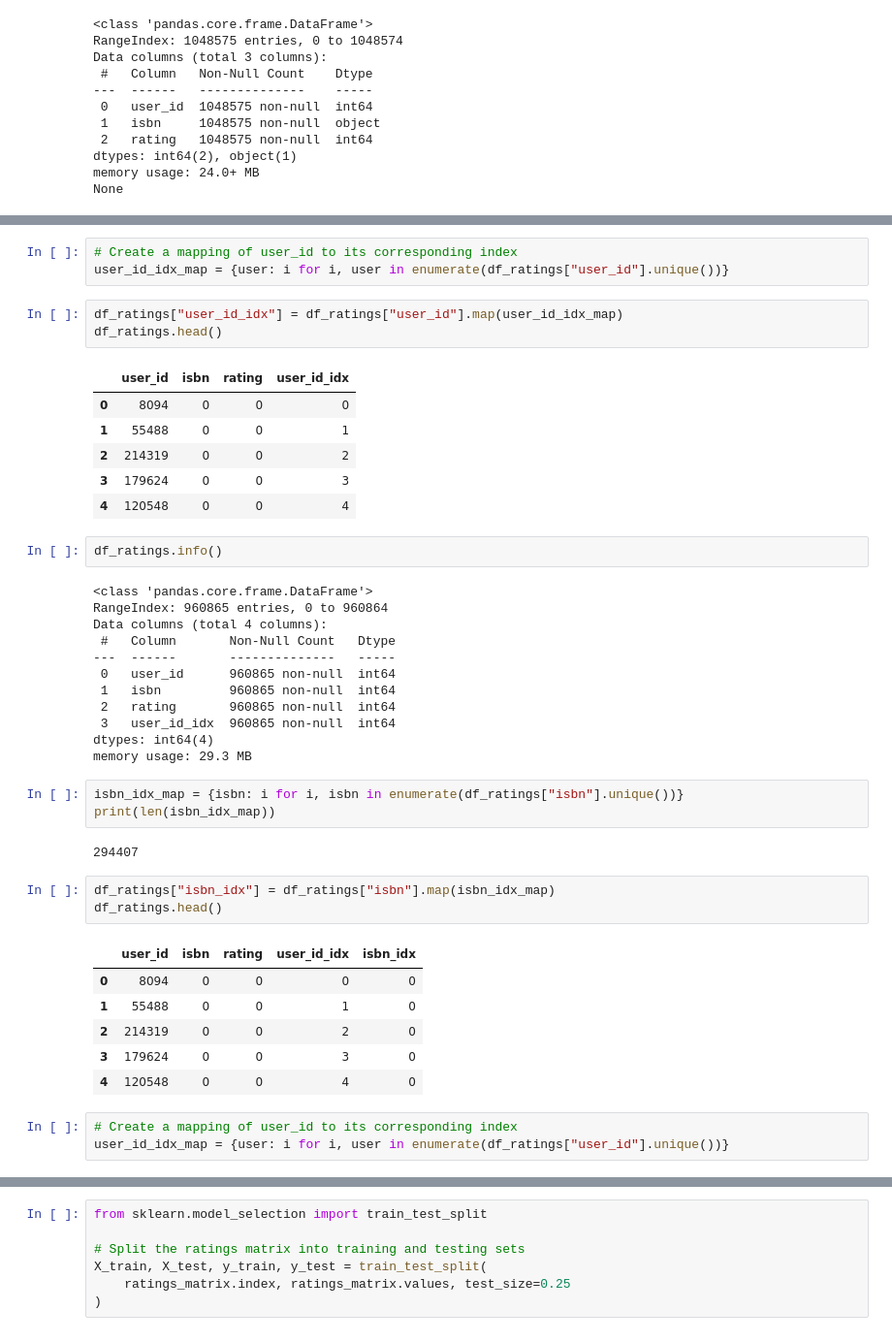
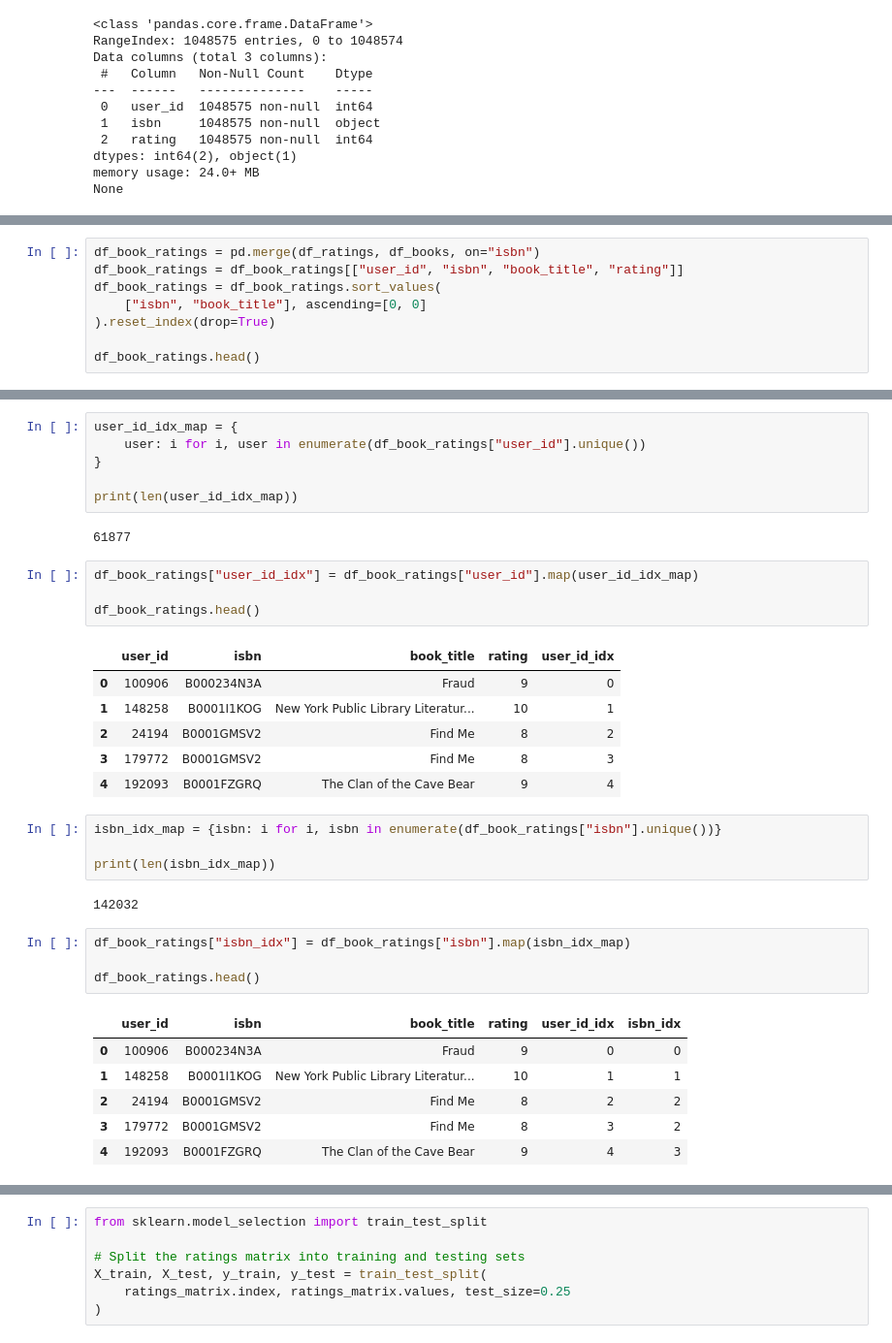
Before and after one commit to raseniero/book-rental-recommerder-system, a Jupyter notebook: Books.ipynb, the cells around one changed output, grey strips where cells are left out. Shown: that part at 97% size. Drawn from its saved outputs; the diff is of its cells as text.

```diff
--- a/Books.ipynb
+++ b/Books.ipynb
@@ -259,0 +204,8 @@ dtype: bool
+# %%
+df_book_ratings = pd.merge(df_ratings, df_books, on="isbn")
+df_book_ratings = df_book_ratings[["user_id", "isbn", "book_title", "rating"]]
+df_book_ratings = df_book_ratings.sort_values(
+    ["isbn", "book_title"], ascending=[0, 0]
+).reset_index(drop=True)
+
+df_book_ratings.head()
@@ -316,45 +233,36 @@ df_ratings.head()
 # %%
-# Create a mapping of user_id to its corresponding index
-user_id_idx_map = {user: i for i, user in enumerate(df_ratings["user_id"].unique())}
+user_id_idx_map = {
+    user: i for i, user in enumerate(df_book_ratings["user_id"].unique())
+}
+
+print(len(user_id_idx_map))
+# %% [output]
+61877
 # %%
-df_ratings["user_id_idx"] = df_ratings["user_id"].map(user_id_idx_map)
-df_ratings.head()
+df_book_ratings["user_id_idx"] = df_book_ratings["user_id"].map(user_id_idx_map)
+
+df_book_ratings.head()
 # %% [output]
-|  | user_id | isbn | rating | user_id_idx |
-| 0 | 8094 | 0 | 0 | 0 |
-| 1 | 55488 | 0 | 0 | 1 |
-| 2 | 214319 | 0 | 0 | 2 |
-| 3 | 179624 | 0 | 0 | 3 |
-| 4 | 120548 | 0 | 0 | 4 |
+|  | user_id | isbn | book_title | rating | user_id_idx |
+| 0 | 100906 | B000234N3A | Fraud | 9 | 0 |
+| 1 | 148258 | B0001I1KOG | New York Public Library Literatur... | 10 | 1 |
+| 2 | 24194 | B0001GMSV2 | Find Me | 8 | 2 |
+| 3 | 179772 | B0001GMSV2 | Find Me | 8 | 3 |
+| 4 | 192093 | B0001FZGRQ | The Clan of the Cave Bear | 9 | 4 |
-# %%
-df_ratings.info()
-# %% [output]
-<class 'pandas.core.frame.DataFrame'>
-RangeIndex: 960865 entries, 0 to 960864
-Data columns (total 4 columns):
- #   Column       Non-Null Count   Dtype
----  ------       --------------   -----
- 0   user_id      960865 non-null  int64
- 1   isbn         960865 non-null  int64
- 2   rating       960865 non-null  int64
- 3   user_id_idx  960865 non-null  int64
-dtypes: int64(4)
-memory usage: 29.3 MB
 # %%
-isbn_idx_map = {isbn: i for i, isbn in enumerate(df_ratings["isbn"].unique())}
+isbn_idx_map = {isbn: i for i, isbn in enumerate(df_book_ratings["isbn"].unique())}
+
 print(len(isbn_idx_map))
 # %% [output]
-294407
+142032
 # %%
-df_ratings["isbn_idx"] = df_ratings["isbn"].map(isbn_idx_map)
-df_ratings.head()
+df_book_ratings["isbn_idx"] = df_book_ratings["isbn"].map(isbn_idx_map)
+
+df_book_ratings.head()
 # %% [output]
-|  | user_id | isbn | rating | user_id_idx | isbn_idx |
-| 0 | 8094 | 0 | 0 | 0 | 0 |
-| 1 | 55488 | 0 | 0 | 1 | 0 |
-| 2 | 214319 | 0 | 0 | 2 | 0 |
-| 3 | 179624 | 0 | 0 | 3 | 0 |
-| 4 | 120548 | 0 | 0 | 4 | 0 |
+|  | user_id | isbn | book_title | rating | user_id_idx | isbn_idx |
+| 0 | 100906 | B000234N3A | Fraud | 9 | 0 | 0 |
+| 1 | 148258 | B0001I1KOG | New York Public Library Literatur... | 10 | 1 | 1 |
+| 2 | 24194 | B0001GMSV2 | Find Me | 8 | 2 | 2 |
+| 3 | 179772 | B0001GMSV2 | Find Me | 8 | 3 | 2 |
+| 4 | 192093 | B0001FZGRQ | The Clan of the Cave Bear | 9 | 4 | 3 |
-# %%
-# Create a mapping of user_id to its corresponding index
-user_id_idx_map = {user: i for i, user in enumerate(df_ratings["user_id"].unique())}
```
Also changed, not shown: parts of 60 cells of this notebook.
